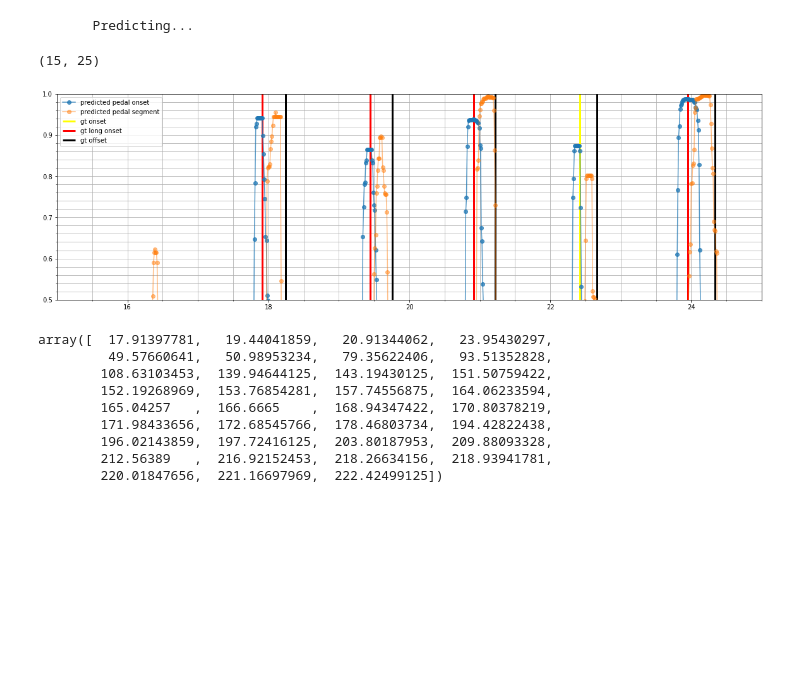
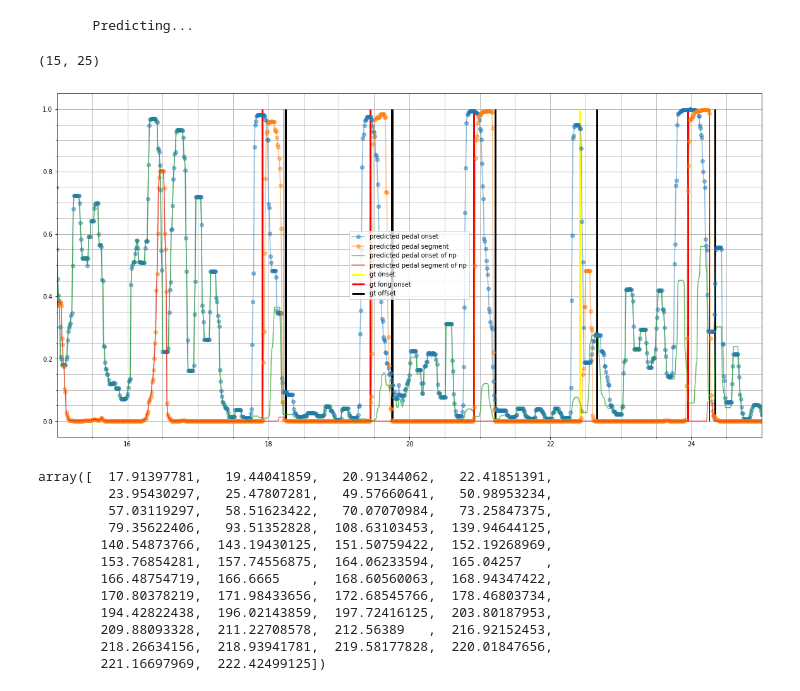
Before and after one commit to beiciliang/sustain-pedal-detection, a Jupyter notebook: 3. piece-wise detection.ipynb, the cells around one changed output. Saved outputs shown, nothing was run; the diff lists cells and outputs as text; code cells hidden in the pictures; blank space fills up the shorter version.

```diff
--- a/3. piece-wise detection.ipynb
+++ b/3. piece-wise detection.ipynb
@@ -92,8 +92,8 @@ def model_multi_kernel_shape(n_out, input_shape, out_activation='softmax'):
 dataset_name = 'pedal-times_test.npz'
 model_name = 'multi_kernel'
 
-segment_exp_name = 'small-segment_{}'.format(model_name)
-onset_exp_name = 'small-onset_{}'.format(model_name)
+segment_exp_name = 'segment_{}'.format(model_name)
+onset_exp_name = 'onset_{}'.format(model_name)
 reg_w = 1e-4
 batch_size = 1
 
@@ -160,41 +168,52 @@ pred_segment = segment_model.predict_generator(gen_segment, n_segment // batch_s
 # %% [output]
        Predicting...
 # %%
-pred_onset_filter = medfilt(pred_onset[:,1],15)
-pred_segment_filter = medfilt(pred_segment[:,1],15)
-longseg_idx = np.where((np.array(tracks['pedal_offset'][0])-np.array(tracks['pedal_onset'][0]))>0.3)[0]
+pred_ponset_filter = medfilt(pred_ponset[:,1],15)
+pred_psegment_filter = medfilt(pred_psegment[:,1],15)
+longpseg_idx = np.where((np.array(tracks['pedal_offset'][0])-np.array(tracks['pedal_onset'][0]))>0.3)[0]
 
-frmtime_onset = np.arange(n_onset)*0.01+TRIM_SECOND_BEFORE
-frmtime_segment = np.arange(n_segment)*0.01+MIN_SRC/2
+pred_nponset_filter = medfilt(pred_nponset[:,1],15)
+pred_npsegment_filter = medfilt(pred_npsegment[:,1],15)
+
+frmtime_ponset = np.arange(n_ponset)*0.01+TRIM_SECOND_BEFORE
+frmtime_psegment = np.arange(n_psegment)*0.01+MIN_SRC/2
+frmtime_nponset = np.arange(n_nponset)*0.01+TRIM_SECOND_BEFORE
+frmtime_npsegment = np.arange(n_npsegment)*0.01+MIN_SRC/2
 # %%
-plt.figure(figsize=(20,6))
+plt.figure(figsize=(20,10))
 axes = plt.gca()
 ymin, ymax = axes.get_ylim()
 plt.vlines(np.array(tracks['pedal_onset'][0]), ymin, ymax, label='gt onset', color='yellow', lw=3)
-plt.vlines(np.array(tracks['pedal_onset'][0])[longseg_idx], ymin, ymax, label='gt long onset', color='red', lw=3)
+plt.vlines(np.array(tracks['pedal_onset'][0])[longpseg_idx], ymin, ymax, label='gt long onset', color='red', lw=3)
+plt.vlines(np.array(tracks['pedal_onset'][0])[longpseg_idx]+0.3, ymin, ymax, color='black', lw=1)
 plt.vlines(np.array(tracks['pedal_offset'][0]), ymin, ymax, label='gt offset', color='black', lw=3)
-plt.plot(frmtime_onset, pred_onset_filter, '-o', label='predicted pedal onset', alpha=0.75)
-plt.plot(frmtime_segment, pred_segment_filter, '-o', label='predicted pedal segment', alpha=0.5)
+plt.plot(frmtime_ponset, pred_ponset_filter, '-o', label='predicted pedal onset', alpha=0.5)
+plt.plot(frmtime_psegment, pred_psegment_filter, '-o', label='predicted pedal segment', alpha=0.5)
+plt.plot(frmtime_nponset, pred_nponset_filter, '-', label='predicted pedal onset of np', alpha=0.7)
+plt.plot(frmtime_npsegment, pred_npsegment_filter, '-', label='predicted pedal segment of np', alpha=0.7)
 plt.legend()
-plt.ylim([0.5,1])
+# plt.ylim([0.5,1])
 
 plt.grid(True)
 axes.minorticks_on()
 axes.grid(which='minor')
 
 plt.xlim([15,25])
 # %% [output]
 (15, 25)
-[figure, old version]
+[figure, new version]
 # %%
-np.array(tracks['pedal_onset'][0])[longseg_idx]
+np.array(tracks['pedal_onset'][0])
 # %% [output]
-array([  17.91397781,   19.44041859,   20.91344062,   23.95430297,
-         49.57660641,   50.98953234,   79.35622406,   93.51352828,
-        108.63103453,  139.94644125,  143.19430125,  151.50759422,
-        152.19268969,  153.76854281,  157.74556875,  164.06233594,
-        165.04257   ,  166.6665    ,  168.94347422,  170.80378219,
-        171.98433656,  172.68545766,  178.46803734,  194.42822438,
-        196.02143859,  197.72416125,  203.80187953,  209.88093328,
-        212.56389   ,  216.92152453,  218.26634156,  218.93941781,
-        220.01847656,  221.16697969,  222.42499125])
+array([  17.91397781,   19.44041859,   20.91344062,   22.41851391,
+         23.95430297,   25.47807281,   49.57660641,   50.98953234,
+         57.03119297,   58.51623422,   70.07070984,   73.25847375,
+         79.35622406,   93.51352828,  108.63103453,  139.94644125,
+        140.54873766,  143.19430125,  151.50759422,  152.19268969,
+        153.76854281,  157.74556875,  164.06233594,  165.04257   ,
+        166.48754719,  166.6665    ,  168.60560063,  168.94347422,
+        170.80378219,  171.98433656,  172.68545766,  178.46803734,
+        194.42822438,  196.02143859,  197.72416125,  203.80187953,
+        209.88093328,  211.22708578,  212.56389   ,  216.92152453,
+        218.26634156,  218.93941781,  219.58177828,  220.01847656,
+        221.16697969,  222.42499125])
```
Also changed, not shown: parts of 2 cells of this notebook, 2 other files.
